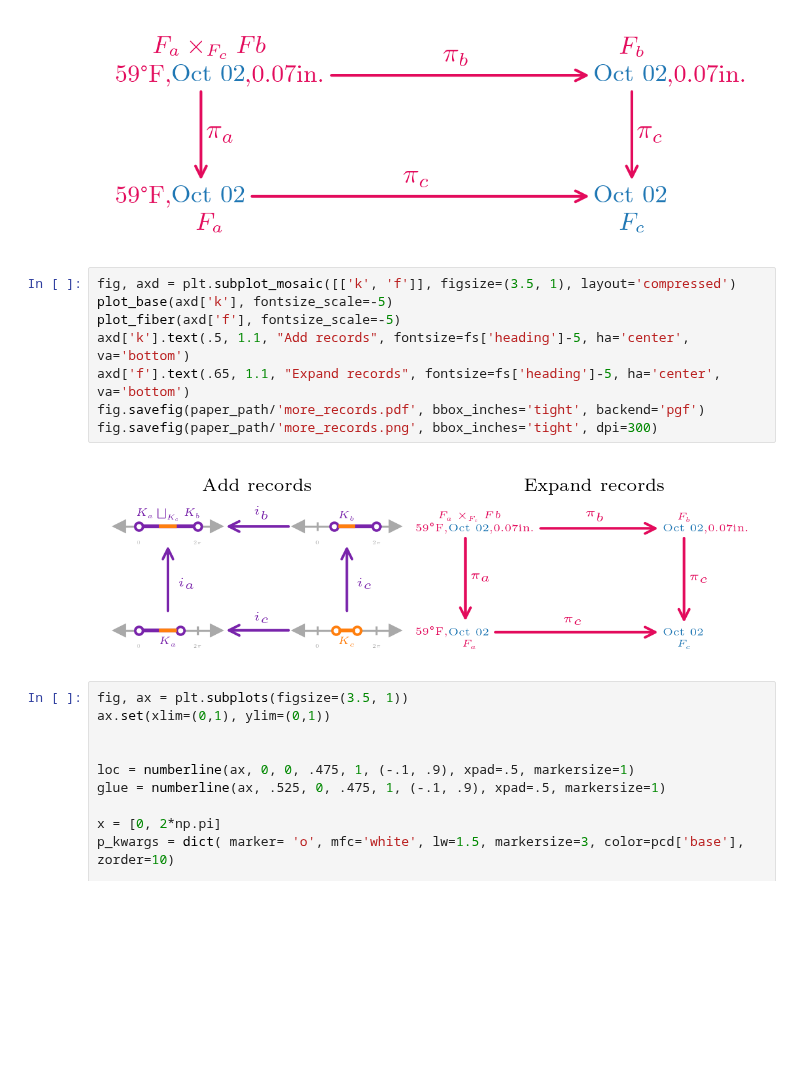
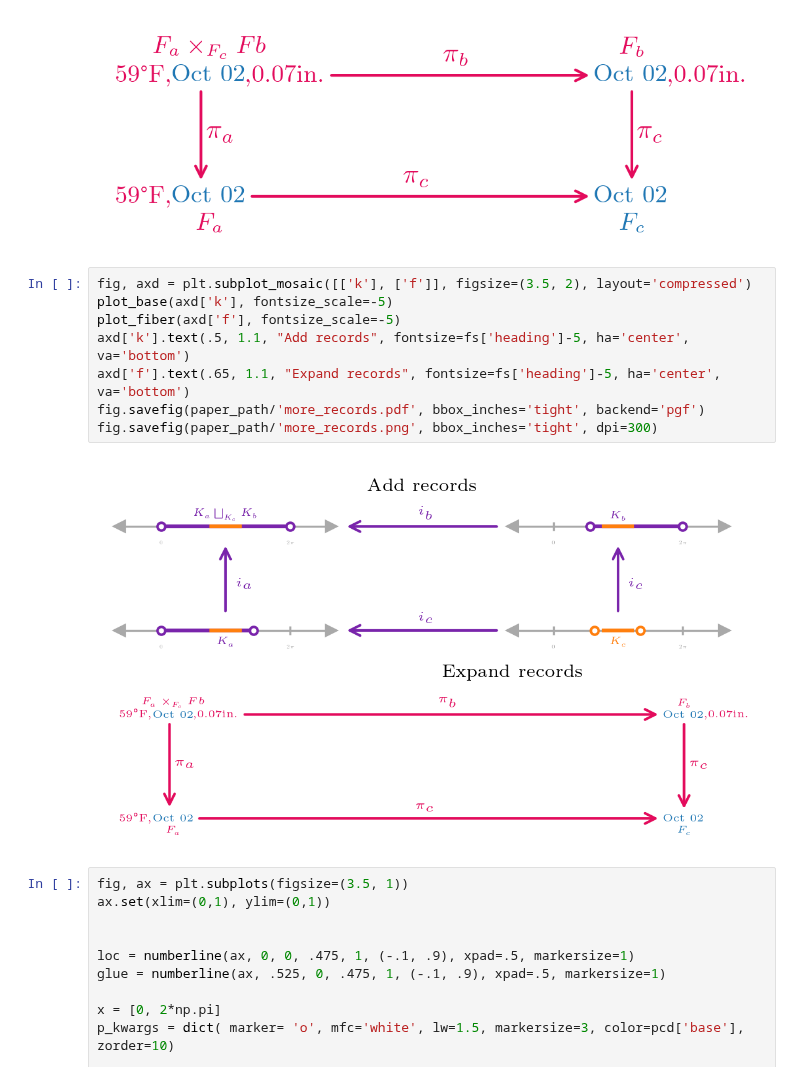
Before and after one commit to story645/team, a Jupyter notebook: paper/figcode/equation_diagrams.ipynb, the cells around one changed output. Drawn from its saved outputs; the diff is of its cells as text; blank space fills up the shorter version.

```diff
--- a/paper/figcode/equation_diagrams.ipynb
+++ b/paper/figcode/equation_diagrams.ipynb
@@ -413,15 +413,15 @@ fig.savefig(paper_path/'f_product.png', bbox_inches='tight')
 # %% [output]
 [figure]
 # %%
-fig, axd = plt.subplot_mosaic([['k', 'f']], figsize=(3.5, 1), layout='compressed')
+fig, axd = plt.subplot_mosaic([['k'], ['f']], figsize=(3.5, 2), layout='compressed')
 plot_base(axd['k'], fontsize_scale=-5)
 plot_fiber(axd['f'], fontsize_scale=-5)
 axd['k'].text(.5, 1.1, "Add records", fontsize=fs['heading']-5, ha='center', va='bottom')
 axd['f'].text(.65, 1.1, "Expand records", fontsize=fs['heading']-5, ha='center', va='bottom')
 fig.savefig(paper_path/'more_records.pdf', bbox_inches='tight', backend='pgf')
 fig.savefig(paper_path/'more_records.png', bbox_inches='tight', dpi=300)
 # %% [output]
-[figure, old version]
+[figure, new version]
 # %%
 fig, ax = plt.subplots(figsize=(3.5, 1))
 ax.set(xlim=(0,1), ylim=(0,1))
```
Also changed, not shown: 12 other files.
